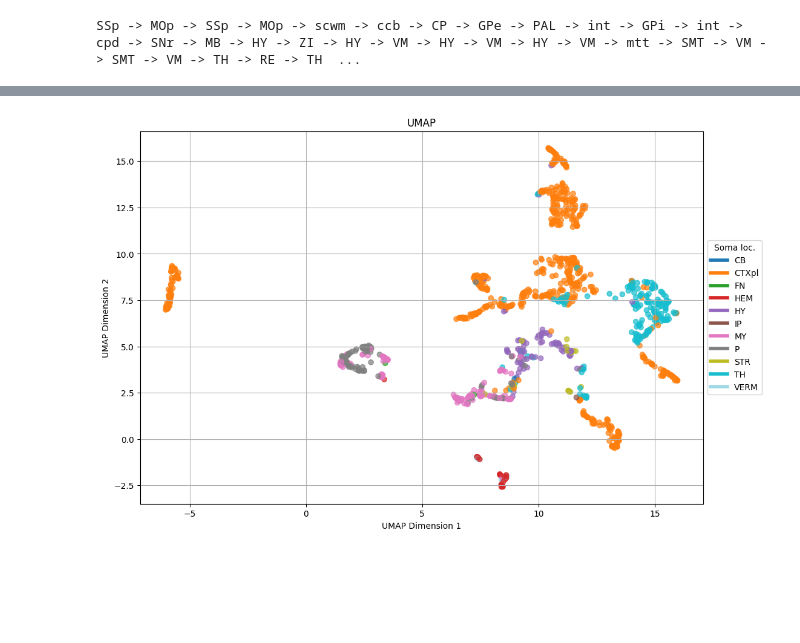
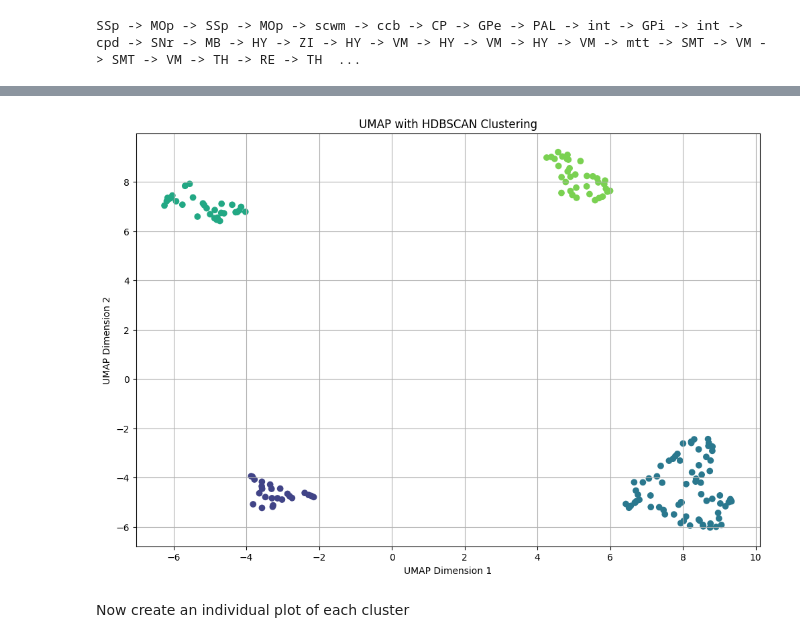
Before and after one commit to AllenNeuralDynamics/CNC-Exaspim-Workshop, a Jupyter notebook: code/networkx.ipynb, the cells around one changed output, grey strips where cells are left out. Drawn from its saved outputs; the diff is of its cells as text; code cells hidden in the pictures; blank space fills up the shorter version.

```diff
--- a/code/networkx.ipynb
+++ b/code/networkx.ipynb
@@ -520,3 +536,6 @@ import pandas as pd
 
 ccf_structures = pd.read_csv('/data/allen_mouse_ccf/annotation/adult_mouse_ccf_structures.csv')
 ccf_structures.head()
+
+# Assuming df is your pandas DataFrame and 'acronym' is the column you want to use as keys
+acronym_dict = ccf_structures.set_index('acronym').to_dict('index')
@@ -593,0 +673,4 @@ Let's use these metrics to perform dimensionality reduction (PCA, UMAP) to explo
+# %%
+graphs = filter_graphs_by_regions(graphs, ['MOs5'], ccf_structures)
+
+print(len(graphs))
@@ -719,4 +827,0 @@ graphs = load_graphs(json_dir)
-# %%
-# Thalamus, MOs, ACA, hypothalamus, medulla, cerebellum, pons, striatum, hippocampus
-graphs = filter_graphs_by_regions(graphs, [549, 993, 31, 1097, 354, 771, 512, 477, 1089], ccf_structures)
-print(len(graphs))
@@ -745,10 +869,10 @@ print(Y)
 # %%
 # Labels will be location of the soma at a maximum CCF depth (some regions might have lower depth)
-max_ccf_depth = 3
+# max_ccf_depth = 10
 
-Y_adjusted = [get_adjusted_region_id(allen_id, ccf_structures, max_ccf_depth) for allen_id in Y]
+# Y_adjusted = [get_adjusted_region_id(allen_id, ccf_structures, max_ccf_depth) for allen_id in Y]
 
-acronyms = [ccf_structures[ccf_structures.id == adjusted_id].acronym.values[0] for adjusted_id in Y_adjusted]
+acronyms = [ccf_structures[ccf_structures.id == adjusted_id].acronym.values[0] for adjusted_id in Y]
 
 from collections import Counter
 c = Counter(acronyms)
@@ -807,29 +931,61 @@ plot_pca(X, acronyms)
 # %%
 import umap
+import hdbscan
 
 def plot_umap(X, acronyms, n_neighbors=10, min_dist=0.1, n_components=2):
     reducer = umap.UMAP(n_neighbors=n_neighbors, min_dist=min_dist, n_components=n_components)
     embedding = reducer.fit_transform(X)
 
     # Map unique class labels to a range of integers for coloring
     unique_labels, label_indices = np.unique(acronyms, return_inverse=True)
 
     # Plotting
     fig, ax = plt.subplots(figsize=(12, 8))
     cmap = plt.cm.get_cmap('tab20', len(unique_labels))
     scatter = ax.scatter(embedding[:, 0], embedding[:, 1], c=label_indices, cmap=cmap, alpha=0.7)
 
     custom_legend = [plt.Line2D([0], [0], color=cmap(i), lw=4) for i in range(len(unique_labels))]
     ax.legend(custom_legend, unique_labels, loc='center left', bbox_to_anchor=(1, 0.5), title="Soma loc.")
 
     ax.set_xlabel('UMAP Dimension 1')
     ax.set_ylabel('UMAP Dimension 2')
     ax.set_title('UMAP')
     ax.grid(True)
 
     plt.show()
 
 
-plot_umap(X, acronyms)
+def plot_umap_with_hdbscan(X, acronyms, n_neighbors=10, min_dist=0.1, n_components=2, min_cluster_size=10):
+    # UMAP Reduction
+    reducer = umap.UMAP(n_neighbors=n_neighbors, min_dist=min_dist, n_components=n_components)
+    embedding = reducer.fit_transform(X)
+
+    # HDBSCAN Clustering
+    clusterer = hdbscan.HDBSCAN(min_cluster_size=min_cluster_size)  # Adjust min_cluster_size as needed
+    clusters = clusterer.fit_predict(embedding)
+
+    # Create a color palette with as many colors as there are unique clusters
+    unique_clusters = np.unique(clusters)
+    palette = sns.color_palette('viridis', len(unique_clusters))
+    color_map = dict(zip(unique_clusters, palette))
+
+    # Plotting
+    fig, ax = plt.subplots(figsize=(12, 8))
+    scatter = ax.scatter(embedding[:, 0], embedding[:, 1], c=[color_map[x] for x in clusters])
+
+    # Titles and labels
+    ax.set_xlabel('UMAP Dimension 1')
+    ax.set_ylabel('UMAP Dimension 2')
+    ax.set_title('UMAP with HDBSCAN Clustering')
+    ax.grid(True)
+
+    plt.show()
+
+    return clusters
+
+
+cluster_labels = plot_umap_with_hdbscan(X, acronyms)
 # %% [output]
-[figure, old version]
+[figure, new version]
+# %% [markdown]
+Now create an individual plot of each cluster
```
Also changed, not shown: parts of 40 cells of this notebook, 2 other files.
